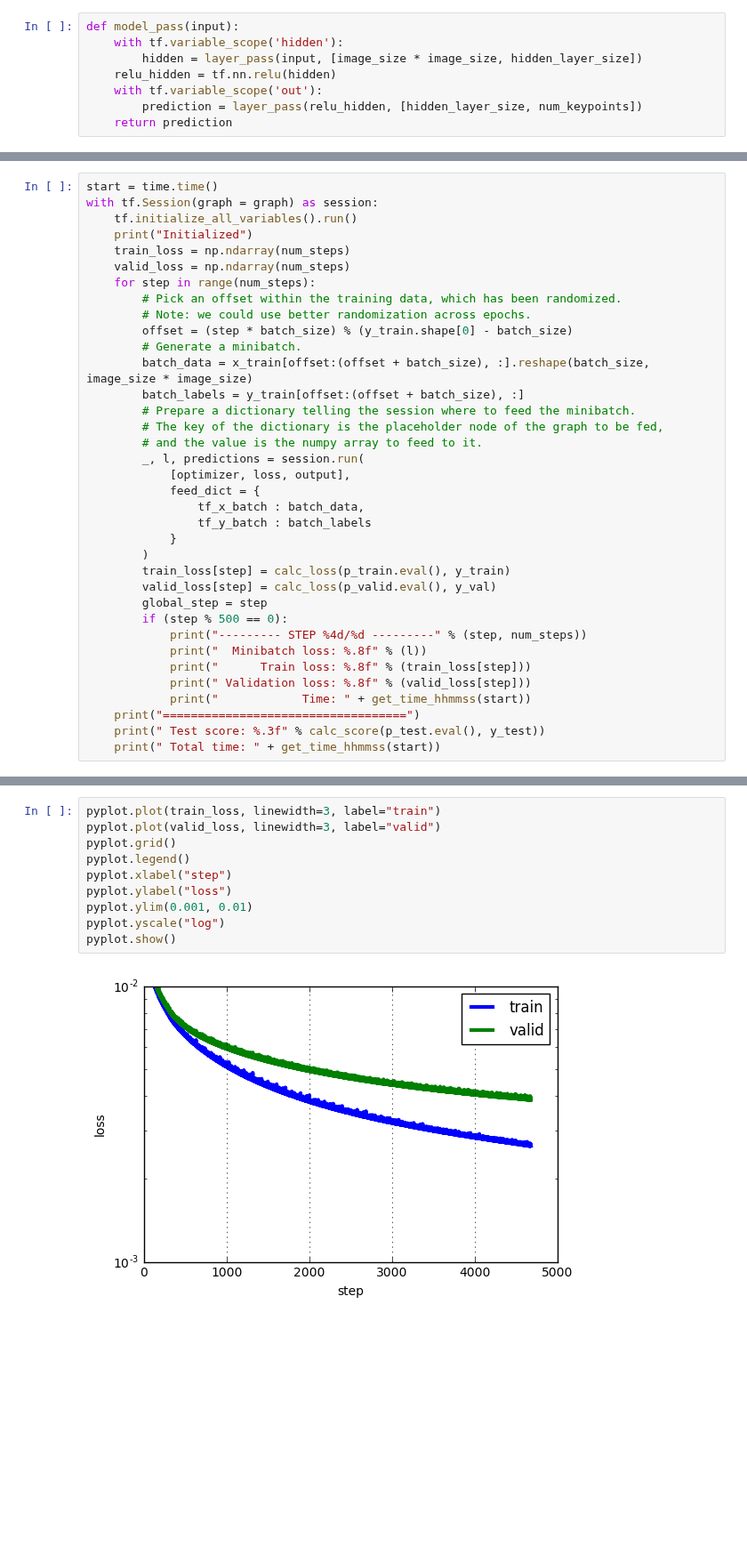
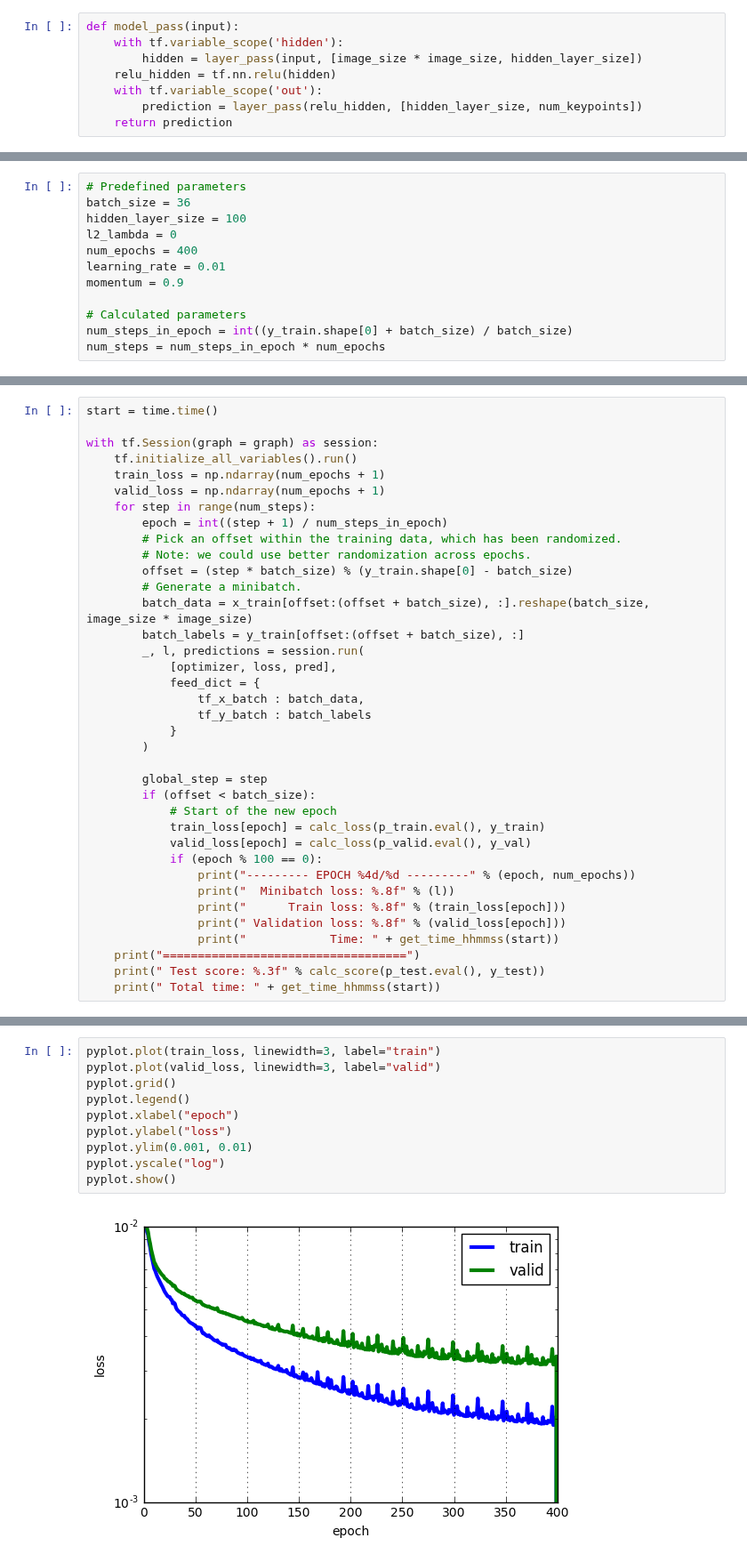
Before and after one commit to alexstaravoitau/kaggle-facial-keypoints-detection, a Jupyter notebook: tf-cnn.ipynb, the cells around one changed output, grey strips where cells are left out. Shown at 89% size. Saved outputs shown, nothing was run; the diff lists cells and outputs as text; blank space fills up the shorter version.

Commit message:
Adjust batch size and provide better insight by epochs.

```diff
--- a/tf-cnn.ipynb
+++ b/tf-cnn.ipynb
@@ -152 +154,13 @@ def model_pass(input):
+# %%
+# Predefined parameters
+batch_size = 36
+hidden_layer_size = 100
+l2_lambda = 0
+num_epochs = 400
+learning_rate = 0.01
+momentum = 0.9
+
+# Calculated parameters
+num_steps_in_epoch = int((y_train.shape[0] + batch_size) / batch_size)
+num_steps = num_steps_in_epoch * num_epochs
 # %%
@@ -196,37 +203,38 @@ with graph.as_default():
         p_test = model_pass(tf_x_test)
 # %%
 start = time.time()
+
 with tf.Session(graph = graph) as session:
     tf.initialize_all_variables().run()
-    print("Initialized")
-    train_loss = np.ndarray(num_steps)
-    valid_loss = np.ndarray(num_steps)
+    train_loss = np.ndarray(num_epochs + 1)
+    valid_loss = np.ndarray(num_epochs + 1)
     for step in range(num_steps):
+        epoch = int((step + 1) / num_steps_in_epoch)
         # Pick an offset within the training data, which has been randomized.
         # Note: we could use better randomization across epochs.
         offset = (step * batch_size) % (y_train.shape[0] - batch_size)
         # Generate a minibatch.
         batch_data = x_train[offset:(offset + batch_size), :].reshape(batch_size, image_size * image_size)
         batch_labels = y_train[offset:(offset + batch_size), :]
-        # Prepare a dictionary telling the session where to feed the minibatch.
-        # The key of the dictionary is the placeholder node of the graph to be fed,
-        # and the value is the numpy array to feed to it.
         _, l, predictions = session.run(
-            [optimizer, loss, output],
+            [optimizer, loss, pred],
             feed_dict = {
                 tf_x_batch : batch_data,
                 tf_y_batch : batch_labels
             }
         )
-        train_loss[step] = calc_loss(p_train.eval(), y_train)
-        valid_loss[step] = calc_loss(p_valid.eval(), y_val)
+
         global_step = step
-        if (step % 500 == 0):
-            print("--------- STEP %4d/%d ---------" % (step, num_steps))
-            print("  Minibatch loss: %.8f" % (l))
-            print("      Train loss: %.8f" % (train_loss[step]))
-            print(" Validation loss: %.8f" % (valid_loss[step]))
-            print("            Time: " + get_time_hhmmss(start))
+        if (offset < batch_size):
+            # Start of the new epoch
+            train_loss[epoch] = calc_loss(p_train.eval(), y_train)
+            valid_loss[epoch] = calc_loss(p_valid.eval(), y_val)
+            if (epoch % 100 == 0):
+                print("--------- EPOCH %4d/%d ---------" % (epoch, num_epochs))
+                print("  Minibatch loss: %.8f" % (l))
+                print("      Train loss: %.8f" % (train_loss[epoch]))
+                print(" Validation loss: %.8f" % (valid_loss[epoch]))
+                print("            Time: " + get_time_hhmmss(start))
     print("===================================")
     print(" Test score: %.3f" % calc_score(p_test.eval(), y_test))
     print(" Total time: " + get_time_hhmmss(start))
@@ -240,12 +259,12 @@ Initialized
 # %%
 pyplot.plot(train_loss, linewidth=3, label="train")
 pyplot.plot(valid_loss, linewidth=3, label="valid")
 pyplot.grid()
 pyplot.legend()
-pyplot.xlabel("step")
+pyplot.xlabel("epoch")
 pyplot.ylabel("loss")
 pyplot.ylim(0.001, 0.01)
 pyplot.yscale("log")
 pyplot.show()
 # %% [output]
-[figure, old version]
+[figure, new version]
```
Also changed, not shown: parts of 3 cells of this notebook.
